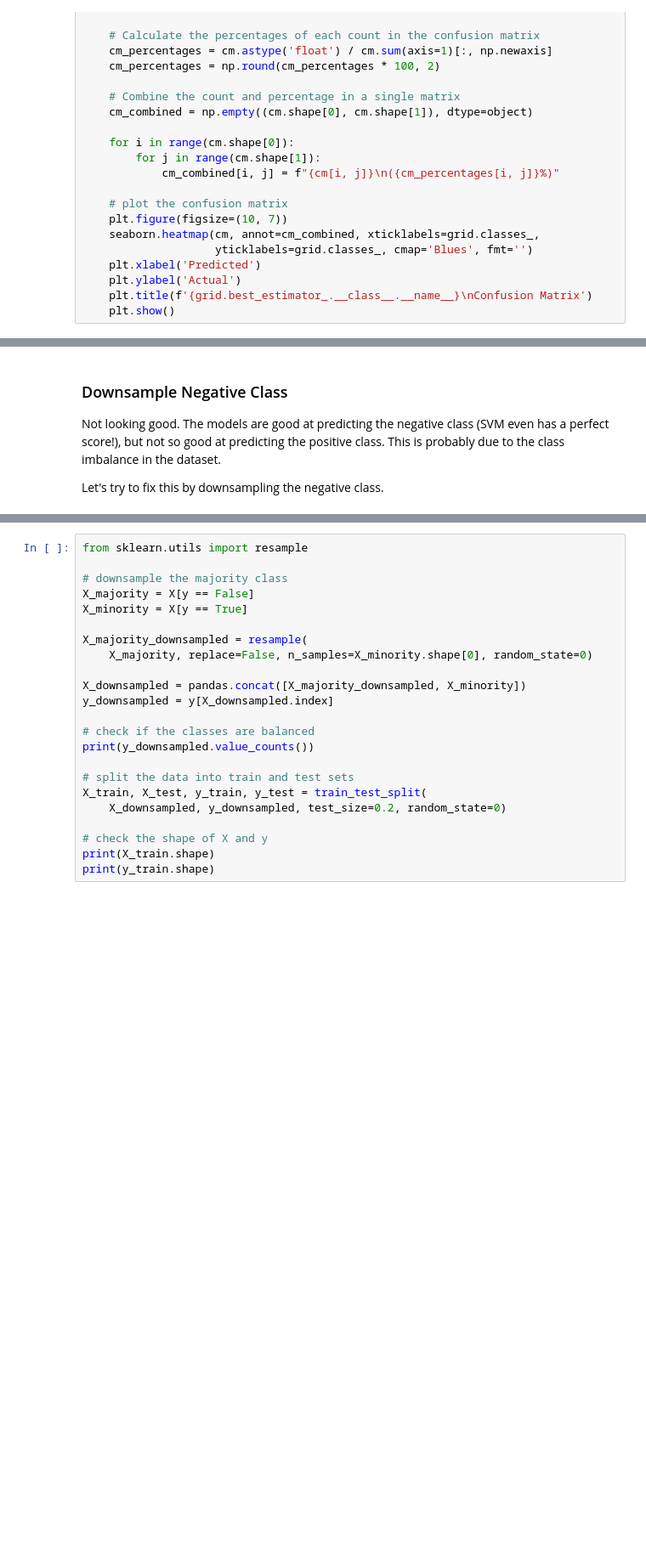
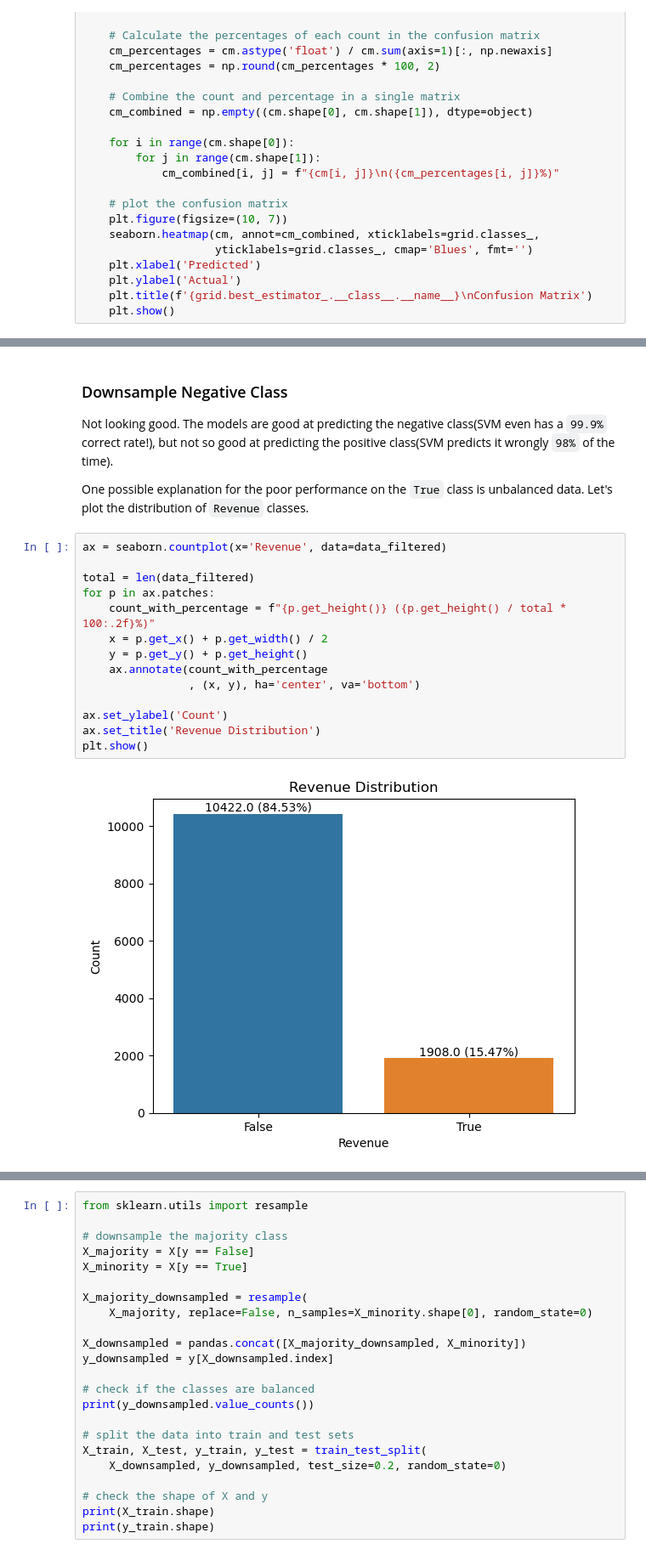
Before and after one commit to VsnGamer/ia-2022, a Jupyter notebook: A2/Assignment_2.ipynb, the cells around one changed output, grey strips where cells are left out. Shown at 85% size. Drawn from its saved outputs; the diff is of its cells as text; blank space fills up the shorter version.

Commit message:
Plot revenue distribution

```diff
--- a/A2/Assignment_2.ipynb
+++ b/A2/Assignment_2.ipynb
@@ -327,6 +335,22 @@ F1 score:  0.6340782122905028
 # %% [markdown]
 ### Downsample Negative Class
 
-Not looking good. The models are good at predicting the negative class (SVM even has a perfect score!), but not so good at predicting the positive class. This is probably due to the class imbalance in the dataset.
+Not looking good. The models are good at predicting the negative class(SVM even has a `99.9%` correct rate!), but not so good at predicting the positive class(SVM predicts it wrongly `98%` of the time).
 
-Let's try to fix this by downsampling the negative class.
+One possible explanation for the poor performance on the `True` class is unbalanced data. Let's plot the distribution of `Revenue` classes.
+# %%
+ax = seaborn.countplot(x='Revenue', data=data_filtered)
+
+total = len(data_filtered)
+for p in ax.patches:
+    count_with_percentage = f"{p.get_height()} ({p.get_height() / total * 100:.2f}%)"
+    x = p.get_x() + p.get_width() / 2
+    y = p.get_y() + p.get_height()
+    ax.annotate(count_with_percentage
+                , (x, y), ha='center', va='bottom')
+
+ax.set_ylabel('Count')
+ax.set_title('Revenue Distribution')
+plt.show()
+# %% [output]
+[figure, added]
```
Also changed, not shown: parts of 5 cells of this notebook.
